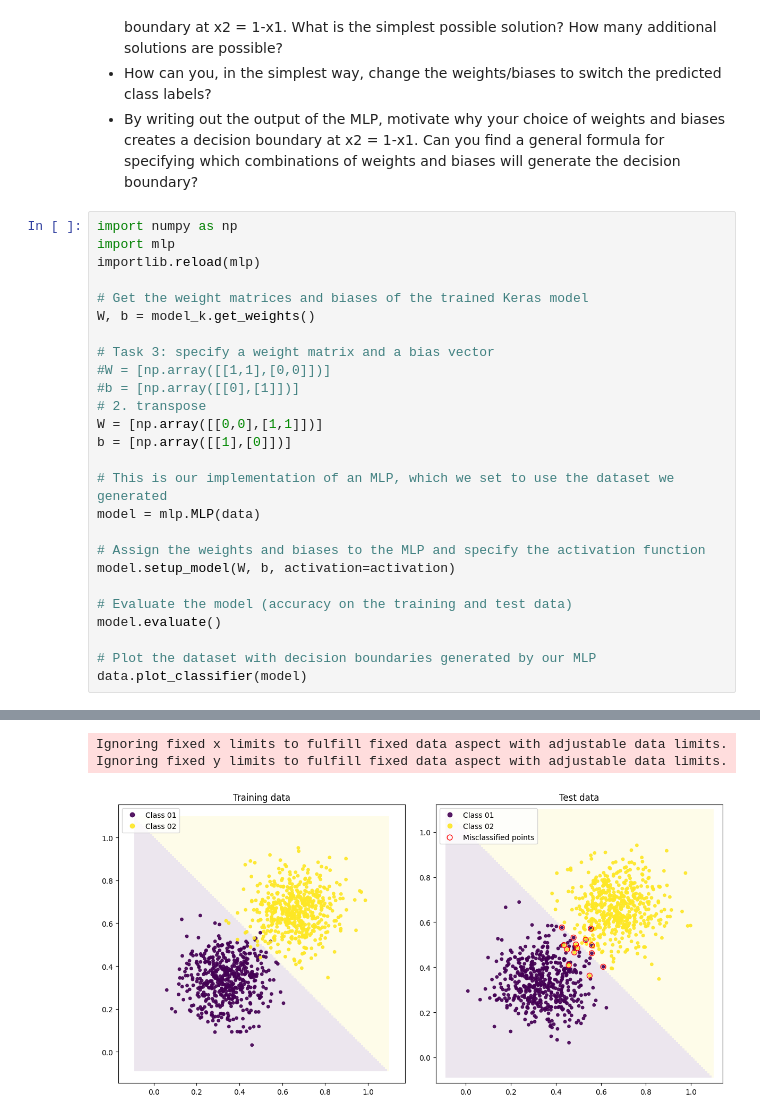
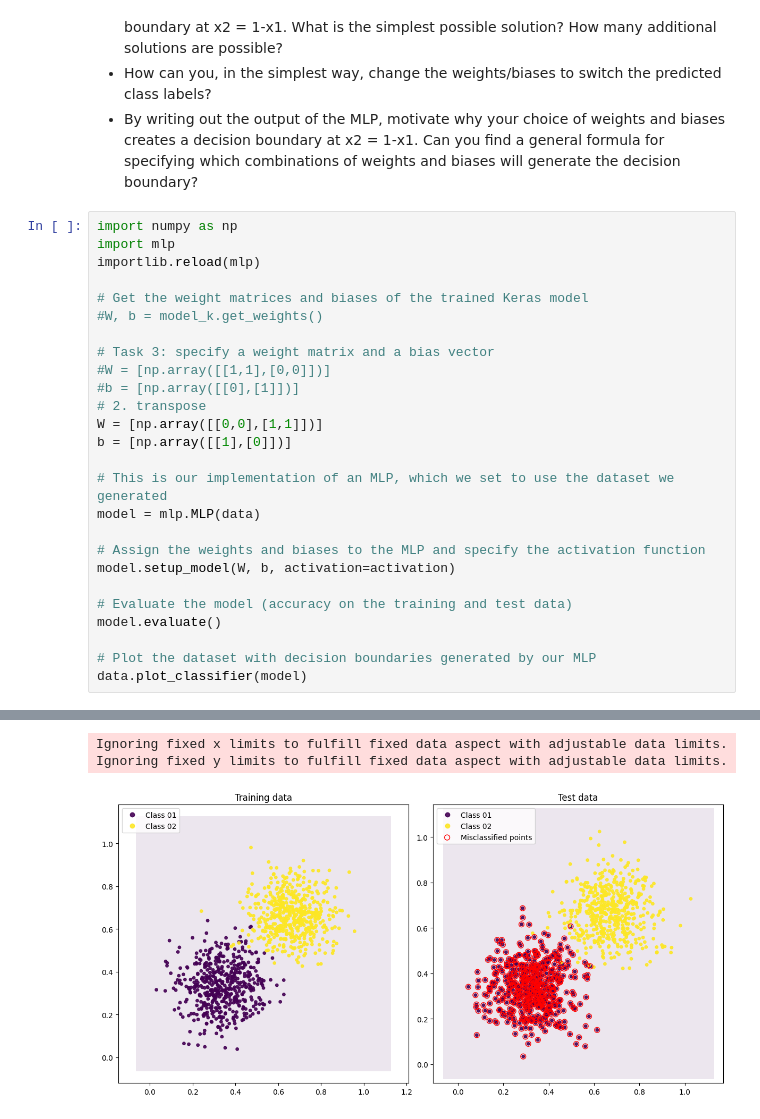
Before and after one commit to Marcus-Skoglund/deep_learning, a Jupyter notebook: Labs/Lab1/lab01.ipynb, the cells around one changed output, grey strips where cells are left out. Drawn from its saved outputs; the diff is of its cells as text.

```diff
--- a/Labs/Lab1/lab01.ipynb
+++ b/Labs/Lab1/lab01.ipynb
@@ -173,7 +173,7 @@ import mlp
 importlib.reload(mlp)
 
 # Get the weight matrices and biases of the trained Keras model
-W, b = model_k.get_weights()
+#W, b = model_k.get_weights()
 
 # Task 3: specify a weight matrix and a bias vector
 #W = [np.array([[1,1],[0,0]])]
@@ -204,3 +204,3 @@ Model performance:
 Ignoring fixed x limits to fulfill fixed data aspect with adjustable data limits.
 Ignoring fixed y limits to fulfill fixed data aspect with adjustable data limits.
-[figure, old version]
+[figure, new version]
```
Also changed, not shown: parts of 3 cells of this notebook, 6 other files.
